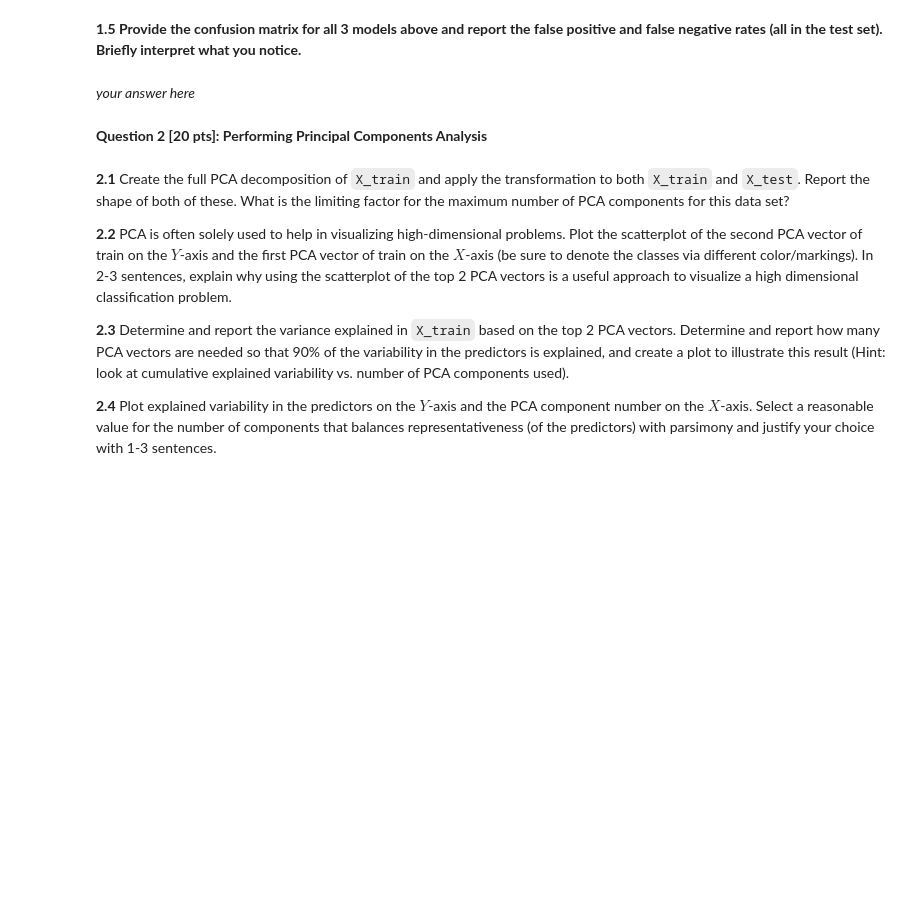
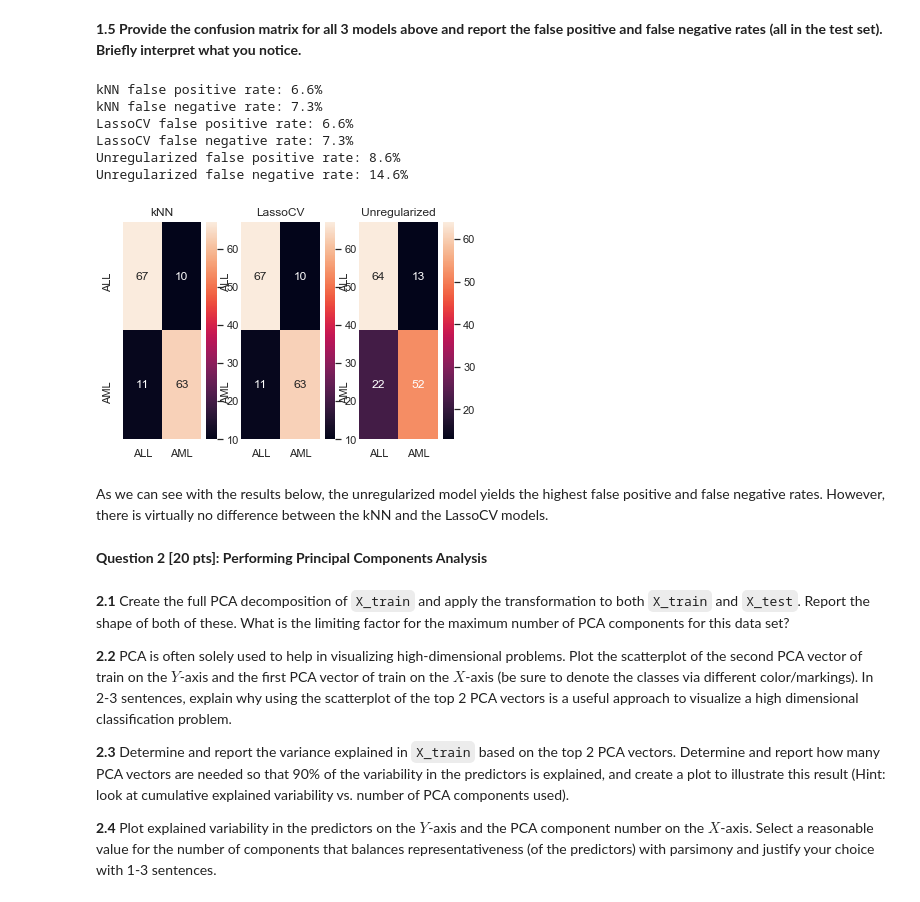
Before and after one commit to jadekessler3/2019-CS109A, a Jupyter notebook: content/homeworks/cs109a_hw5/cs109A_HW5_2019.ipynb, the cells around one changed output. Saved outputs shown, nothing was run; the diff lists cells and outputs as text; code cells hidden in the pictures; blank space fills up the shorter version.

```diff
--- a/content/homeworks/cs109a_hw5/cs109A_HW5_2019.ipynb
+++ b/content/homeworks/cs109a_hw5/cs109A_HW5_2019.ipynb
@@ -96,0 +99,10 @@ X_train, X_test, y_train, y_test =train_test_split(df.loc[:, df.columns != 'Canc
+# %%
+log_model = LogisticRegression(C=100000, fit_intercept=True, solver='lbfgs', max_iter=1000)
+log_model.fit(X_train, y_train)
+
+def print_error_rate(X, y, set, model):
+    print('The misclassifcation rate for the {} set is: {:.1%}'.format(set, 1 - model.score(X,y)))
+
+print('Unregularized')
+print_error_rate(X_train, y_train, 'training', log_model)
+print_error_rate(X_test, y_test, 'testing', log_model)
@@ -100,0 +115,7 @@ X_train, X_test, y_train, y_test =train_test_split(df.loc[:, df.columns != 'Canc
+# %%
+lasso_log_model = LogisticRegressionCV(penalty='l1', solver='liblinear', cv=5)
+lasso_log_model.fit(X_train, y_train)
+
+print('Regularized')
+print_error_rate(X_train, y_train, 'training', lasso_log_model)
+print_error_rate(X_test, y_test, 'testing', lasso_log_model)
@@ -109,5 +162,55 @@ X_train, X_test, y_train, y_test =train_test_split(df.loc[:, df.columns != 'Canc
-# %% [markdown]
-*your answer here*
+# %%
+fig, axes = plt.subplots(1,3)
+def print_confusion_matrix(model, ax, title):
+    model.fit(X_train, y_train)
+    pred = model.predict(X_test)
+    cm = metrics.confusion_matrix(y_test, pred)
+    # https://scikit-learn.org/stable/modules/generated/sklearn.metrics.confusion_matrix.html#sklearn.metrics.confusion_matrix
+    tn, fp, fn, tp = cm.ravel()
+    test_len = len(y_test)
+    # Assuming positive means AML
+    print('{} false positive rate: {:.1%}'.format(title, fp/test_len))
+    print('{} false negative rate: {:.1%}'.format(title, fn/test_len))
+    ax.set_title(title)
+    # Create heatmap
+    sns.heatmap(
+        cm,
+        ax=ax,
+        xticklabels=['ALL', 'AML'],
+        yticklabels=['ALL', 'AML'],
+        annot=True,
+        fmt="d",
+    )
+
+# Set axes
+print_confusion_matrix(
+    KNeighborsClassifier(n_neighbors=best_k),
+    axes[0],
+    'kNN'
+)
+print_confusion_matrix(
+    LogisticRegressionCV(penalty='l1', solver='liblinear', cv=5),
+    axes[1],
+    'LassoCV'
+)
+print_confusion_matrix(
+    LogisticRegression(C=100000, fit_intercept=True, solver='lbfgs', max_iter=1000),
+    axes[2],
+    'Unregularized'
+)
+
+# Note: SNS labels will display incorrectly when run in Jupyter. For best visualization, run in Terminal.
+plt.show()
+# %% [output]
+kNN false positive rate: 6.6%
+kNN false negative rate: 7.3%
+LassoCV false positive rate: 6.6%
+LassoCV false negative rate: 7.3%
+Unregularized false positive rate: 8.6%
+Unregularized false negative rate: 14.6%
+[figure, added]
+# %% [markdown]
+As we can see with the results below, the unregularized model yields the highest false positive and false negative rates. However, there is virtually no difference between the kNN and the LassoCV models.
 # %% [markdown]
 <div class='exercise'><b> Question 2 [20 pts]: Performing Principal Components Analysis </b></div>
 # %% [markdown]
```
Also changed, not shown: parts of 36 cells of this notebook.
